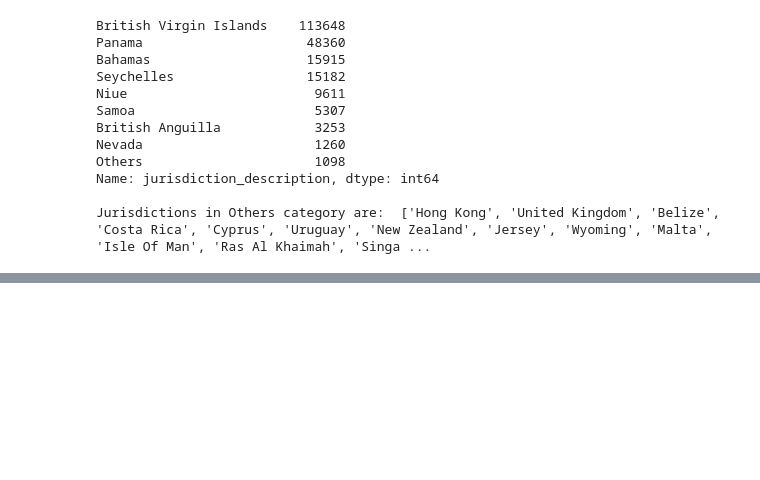
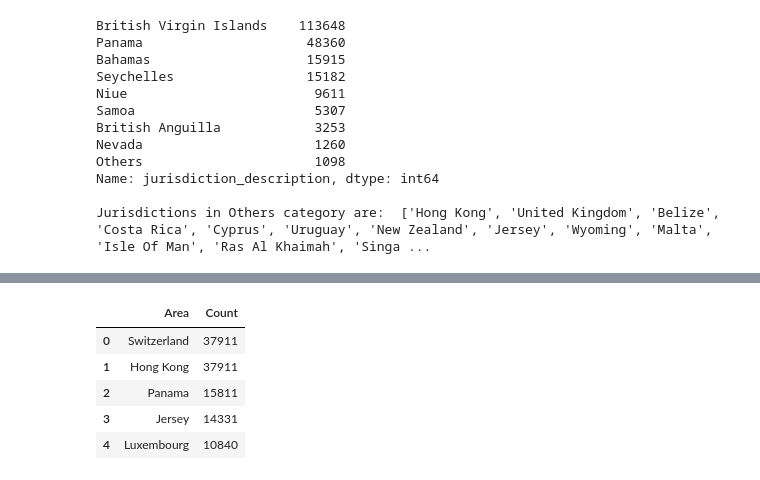
Before and after one commit to eddieshengyuwang/project_ada_akbar, a Jupyter notebook: work_in_progress/Eddie.ipynb, the cells around one changed output, grey strips where cells are left out. Cells and saved outputs as stored; diff of their text form; code cells hidden in the pictures; blank space fills up the shorter version.

```diff
--- a/work_in_progress/Eddie.ipynb
+++ b/work_in_progress/Eddie.ipynb
@@ -169,0 +224,9 @@ Loading BokehJS ...
+# %%
+country_df[['Area', 'Count']].head(5)
+# %% [output]
+|  | Area | Count |
+| 0 | Switzerland | 37911 |
+| 1 | Hong Kong | 37911 |
+| 2 | Panama | 15811 |
+| 3 | Jersey | 14331 |
+| 4 | Luxembourg | 10840 |
```
Also changed, not shown: parts of 5 cells of this notebook, 3 other files.
